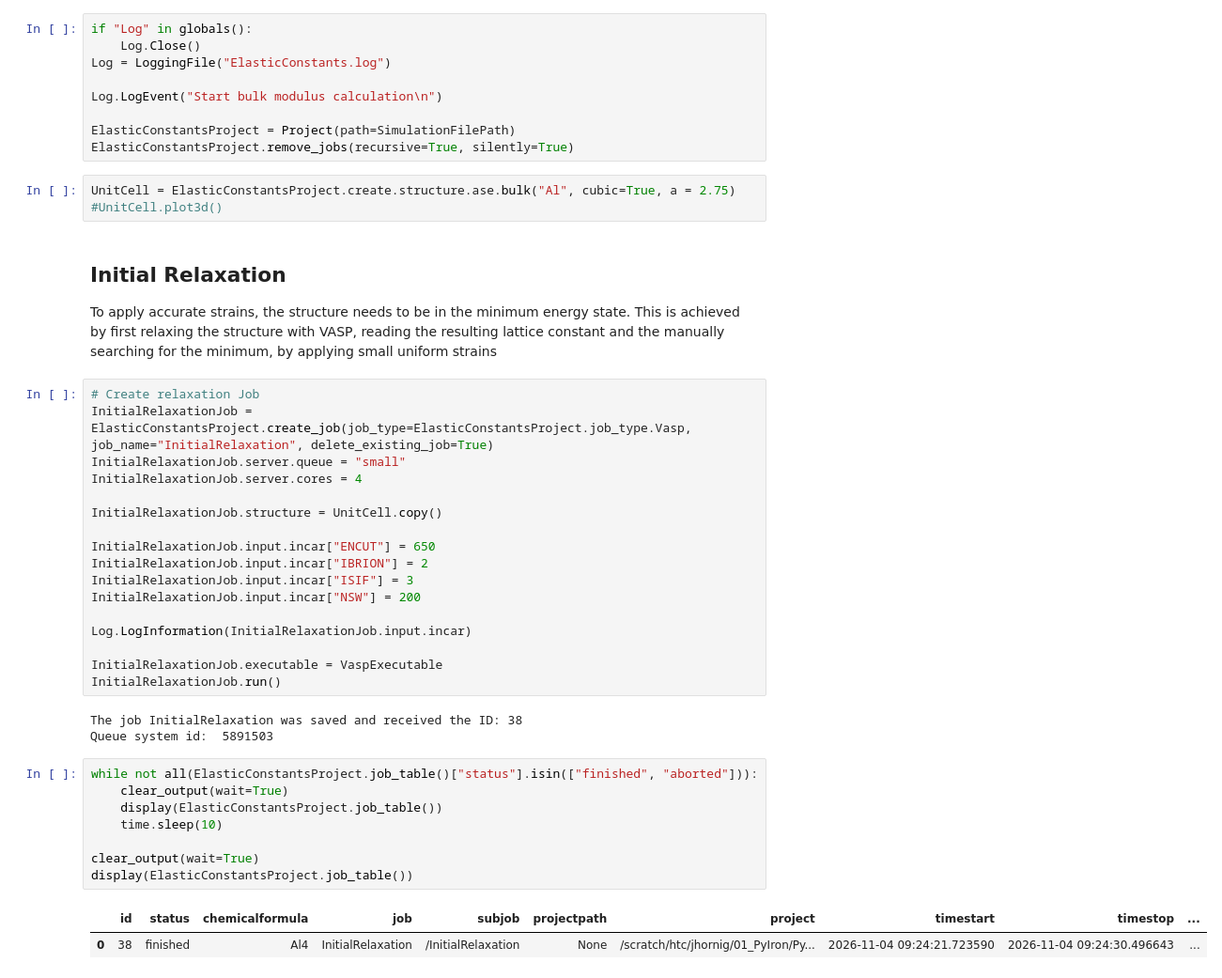
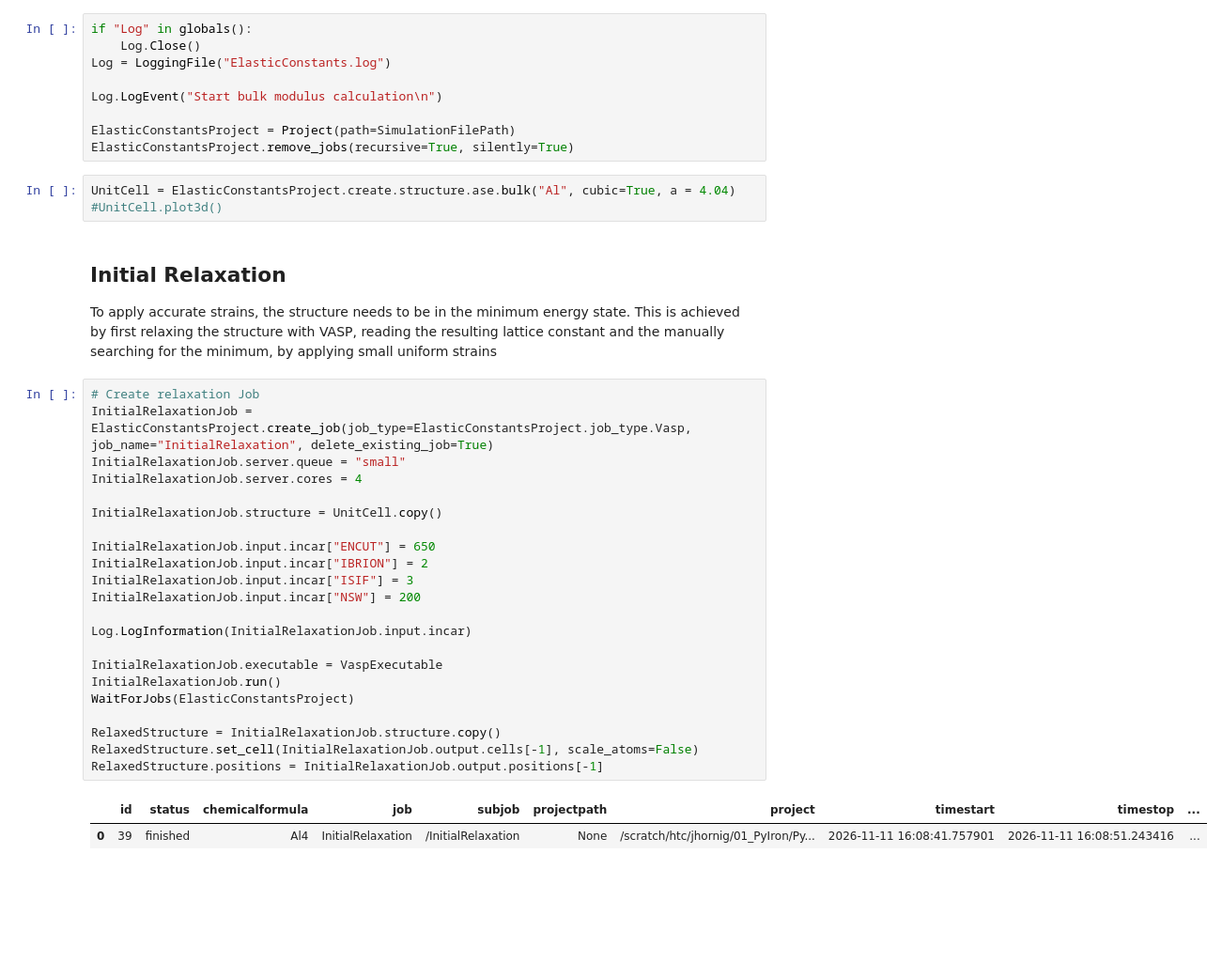
Before and after one commit to JonasHornig/PyIronWorkflows, a Jupyter notebook: src/ElasticConstants.ipynb, the cells around one changed output. Shown at 94% size. Saved outputs shown, nothing was run; the diff lists cells and outputs as text; blank space fills up the shorter version.

```diff
--- a/src/ElasticConstants.ipynb
+++ b/src/ElasticConstants.ipynb
@@ -68,7 +95,7 @@ Log.LogEvent("Start bulk modulus calculation\n")
 ElasticConstantsProject = Project(path=SimulationFilePath)
 ElasticConstantsProject.remove_jobs(recursive=True, silently=True)
 # %%
-UnitCell = ElasticConstantsProject.create.structure.ase.bulk("Al", cubic=True, a = 2.75)
+UnitCell = ElasticConstantsProject.create.structure.ase.bulk("Al", cubic=True, a = 4.04)
 #UnitCell.plot3d()
 # %% [markdown]
 ## Initial Relaxation
@@ -77,32 +104,26 @@ To apply accurate strains, the structure needs to be in the minimum energy state
 # %%
 # Create relaxation Job
 InitialRelaxationJob = ElasticConstantsProject.create_job(job_type=ElasticConstantsProject.job_type.Vasp, job_name="InitialRelaxation", delete_existing_job=True)
 InitialRelaxationJob.server.queue = "small"
 InitialRelaxationJob.server.cores = 4
 
 InitialRelaxationJob.structure = UnitCell.copy()
 
 InitialRelaxationJob.input.incar["ENCUT"] = 650
 InitialRelaxationJob.input.incar["IBRION"] = 2
 InitialRelaxationJob.input.incar["ISIF"] = 3
 InitialRelaxationJob.input.incar["NSW"] = 200
 
 Log.LogInformation(InitialRelaxationJob.input.incar)
 
 InitialRelaxationJob.executable = VaspExecutable
 InitialRelaxationJob.run()
+WaitForJobs(ElasticConstantsProject)
+
+RelaxedStructure = InitialRelaxationJob.structure.copy()
+RelaxedStructure.set_cell(InitialRelaxationJob.output.cells[-1], scale_atoms=False)
+RelaxedStructure.positions = InitialRelaxationJob.output.positions[-1]
 # %% [output]
-The job InitialRelaxation was saved and received the ID: 38
-Queue system id:  5891503
+|  | id | status | chemicalformula | job | subjob | projectpath | project | timestart | timestop | ... |
+| 0 | 39 | finished | Al4 | InitialRelaxation | /InitialRelaxation | None | /scratch/htc/jhornig/01_PyIron/Py... | 2026-11-11 16:08:41.757901 | 2026-11-11 16:08:51.243416 | ... |
-# %%
-while not all(ElasticConstantsProject.job_table()["status"].isin(["finished", "aborted"])):
-    clear_output(wait=True)
-    display(ElasticConstantsProject.job_table())
-    time.sleep(10)
-
-clear_output(wait=True)
-display(ElasticConstantsProject.job_table())
-# %% [output]
-|  | id | status | chemicalformula | job | subjob | projectpath | project | timestart | timestop | ... |
-| 0 | 38 | finished | Al4 | InitialRelaxation | /InitialRelaxation | None | /scratch/htc/jhornig/01_PyIron/Py... | 2026-11-04 09:24:21.723590 | 2026-11-04 09:24:30.496643 | ... |
 # %%
```
Also changed, not shown: parts of 10 cells of this notebook.
